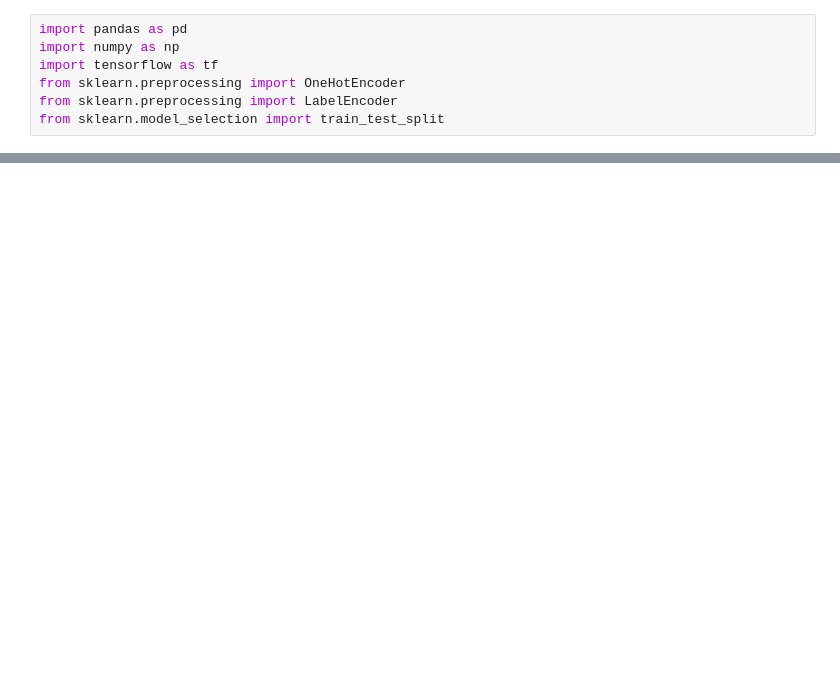
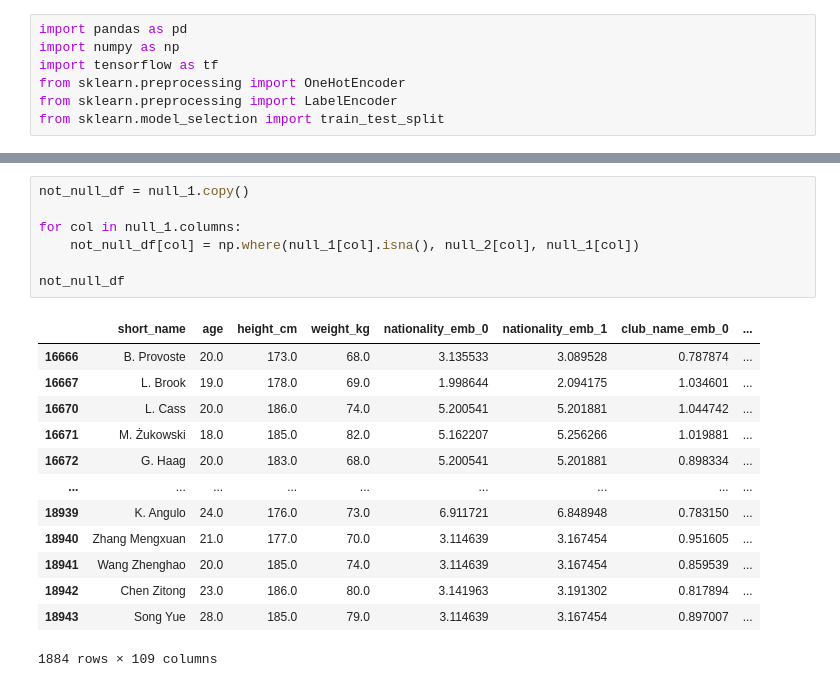
Before and after one commit to akshitlangeh123/FIFA-Seer, a Jupyter notebook: preprocess.ipynb, the cells around one changed output, grey strips where cells are left out. Drawn from its saved outputs; the diff is of its cells as text; blank space fills up the shorter version.

```diff
--- a/preprocess.ipynb
+++ b/preprocess.ipynb
@@ -169,0 +356,21 @@ from sklearn.model_selection import train_test_split
+# %%
+not_null_df = null_1.copy()
+
+for col in null_1.columns:
+    not_null_df[col] = np.where(null_1[col].isna(), null_2[col], null_1[col])
+
+not_null_df
+# %% [output]
+|  | short_name | age | height_cm | weight_kg | nationality_emb_0 | nationality_emb_1 | club_name_emb_0 | ... |
+| 16666 | B. Provoste | 20.0 | 173.0 | 68.0 | 3.135533 | 3.089528 | 0.787874 | ... |
+| 16667 | L. Brook | 19.0 | 178.0 | 69.0 | 1.998644 | 2.094175 | 1.034601 | ... |
+| 16670 | L. Cass | 20.0 | 186.0 | 74.0 | 5.200541 | 5.201881 | 1.044742 | ... |
+| 16671 | M. Żukowski | 18.0 | 185.0 | 82.0 | 5.162207 | 5.256266 | 1.019881 | ... |
+| 16672 | G. Haag | 20.0 | 183.0 | 68.0 | 5.200541 | 5.201881 | 0.898334 | ... |
+| ... | ... | ... | ... | ... | ... | ... | ... | ... |
+| 18939 | K. Angulo | 24.0 | 176.0 | 73.0 | 6.911721 | 6.848948 | 0.783150 | ... |
+| 18940 | Zhang Mengxuan | 21.0 | 177.0 | 70.0 | 3.114639 | 3.167454 | 0.951605 | ... |
+| 18941 | Wang Zhenghao | 20.0 | 185.0 | 74.0 | 3.114639 | 3.167454 | 0.859539 | ... |
+| 18942 | Chen Zitong | 23.0 | 186.0 | 80.0 | 3.141963 | 3.191302 | 0.817894 | ... |
+| 18943 | Song Yue | 28.0 | 185.0 | 79.0 | 3.114639 | 3.167454 | 0.897007 | ... |
+1884 rows × 109 columns
```
Also changed, not shown: parts of 48 cells of this notebook, 1 other file.
